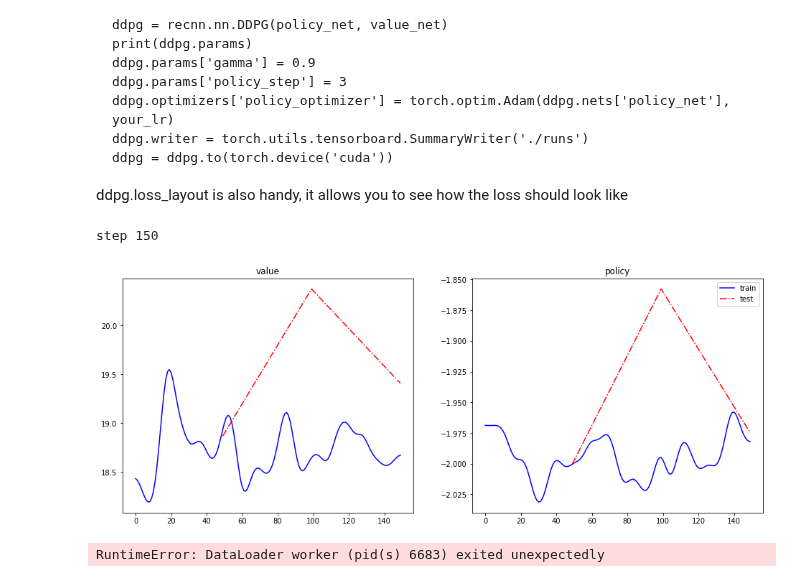
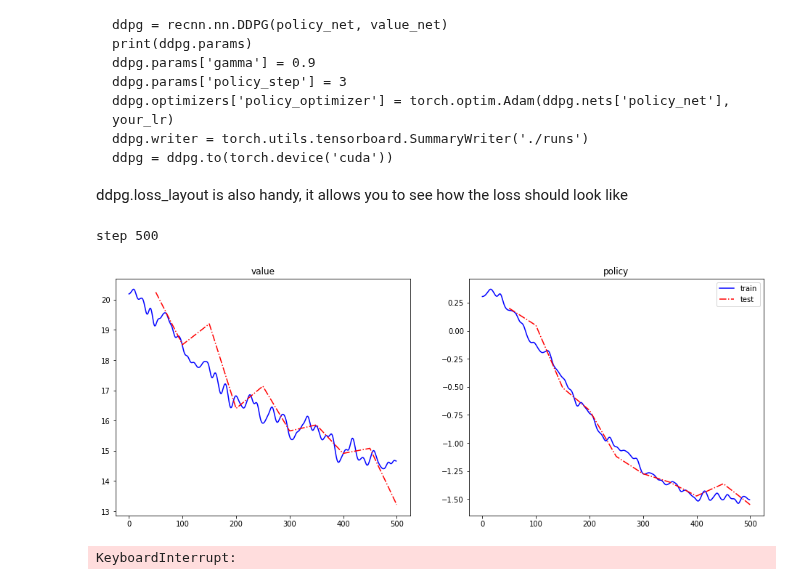
Before and after one commit to awarebayes/RecNN, a Jupyter notebook: examples/[Library Basics]/1. Getting Started.ipynb, the cells around one changed output. Cells and saved outputs as stored; diff of their text form; code cells hidden in the pictures.

Commit message:
ddpg algo finally fixed

```diff
--- a/examples/[Library Basics]/1. Getting Started.ipynb
+++ b/examples/[Library Basics]/1. Getting Started.ipynb
@@ -214,7 +214,7 @@ for epoch in range(n_epochs):
             clear_output(True)
             print('step', step)
             test_loss = run_tests()
-            plotter.log_losses(loss, test=True)
+            plotter.log_losses(test_loss, test=True)
             plotter.plot_loss()
 # %% [output]
 step 200
@@ -330,31 +262,31 @@ class DDPG:
 # %%
 cuda = torch.device('cuda')
-ddpg = DDPG(policy_net, value_net)
+ddpg = recnn.nn.DDPG(policy_net, value_net)
 ddpg = ddpg.to(cuda)
 plotter = recnn.utils.Plotter(ddpg.loss_layout, [['value', 'policy']],)
 # %%
 from IPython.display import clear_output
 import matplotlib.pyplot as plt
 %matplotlib inline
 
 plot_every = 50
 n_epochs = 2
 
 for epoch in range(n_epochs):
     for batch in tqdm(env.train_dataloader):
-        loss = ddpg.update(batch, learn=False)
+        loss = ddpg.update(batch, learn=True)
         plotter.log_losses(loss)
         ddpg.step()
         if ddpg._step % plot_every == 0:
             clear_output(True)
             print('step', ddpg._step)
             test_loss = run_tests()
-            plotter.log_losses(loss, test=True)
+            plotter.log_losses(test_loss, test=True)
             plotter.plot_loss()
 # %% [output]
-step 150
+step 500
-[figure, old version]
+[figure, new version]
-RuntimeError: DataLoader worker (pid(s) 6683) exited unexpectedly
+KeyboardInterrupt:
 # %%
 def plot_grad_flow(named_parameters):
     ave_grads = []
```
Also changed, not shown: parts of 4 cells of this notebook, 3 other files.
